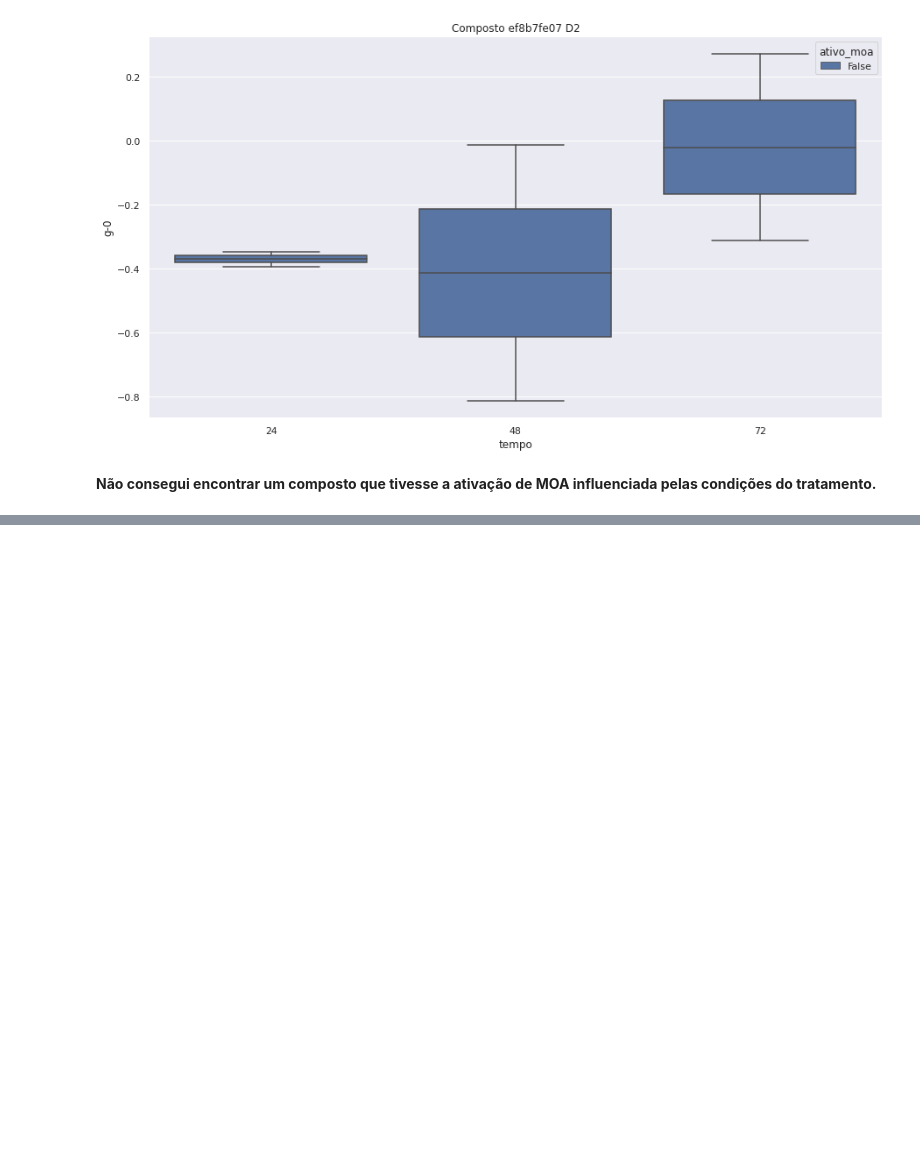
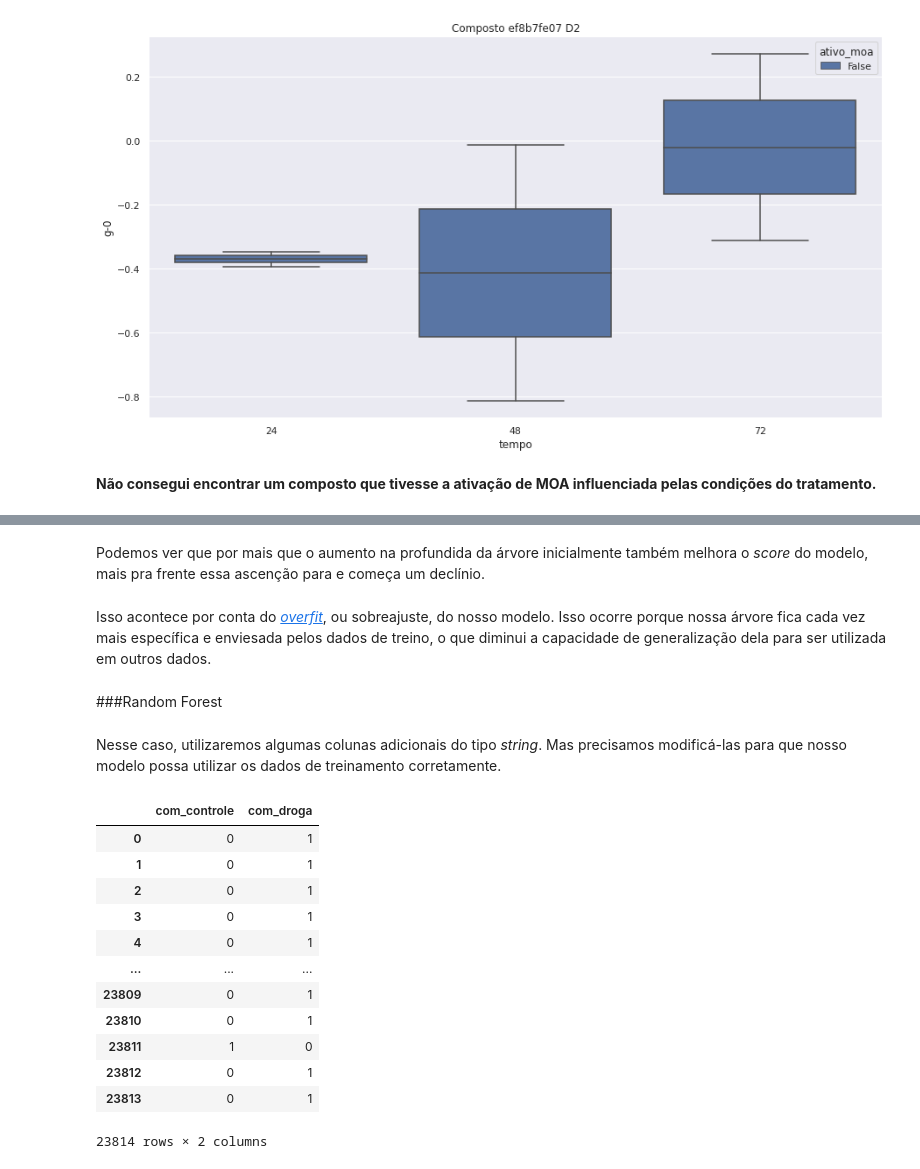
Before and after one commit to joaopasantos/imersao-dados3, a Jupyter notebook: imersaodados_03.ipynb, the cells around one changed output, grey strips where cells are left out. Drawn from its saved outputs; the diff is of its cells as text; code cells hidden in the pictures; blank space fills up the shorter version.

```diff
--- a/imersaodados_03.ipynb
+++ b/imersaodados_03.ipynb
@@ -1112,0 +1407,24 @@ with (sns.plotting_context(font_scale=1.25)): #Limitando a configuração a apen
+# %% [markdown]
+Podemos ver que por mais que o aumento na profundida da árvore inicialmente também melhora o *score* do modelo, mais pra frente essa ascenção para e começa um declínio.
+# %% [markdown]
+Isso acontece por conta do [*overfit*](https://pt.wikipedia.org/wiki/Sobreajuste), ou sobreajuste, do nosso modelo. Isso ocorre porque nossa árvore fica cada vez mais específica e enviesada pelos dados de treino, o que diminui a capacidade de generalização dela para ser utilizada em outros dados.
+# %% [markdown]
+###Random Forest
+# %% [markdown]
+Nesse caso, utilizaremos algumas colunas adicionais do tipo *string*. Mas precisamos modificá-las para que nosso modelo possa utilizar os dados de treinamento corretamente.
+# %%
+pd.get_dummies(dados_combinados['tratamento'])
+# %% [output]
+|  | com_controle | com_droga |
+| 0 | 0 | 1 |
+| 1 | 0 | 1 |
+| 2 | 0 | 1 |
+| 3 | 0 | 1 |
+| 4 | 0 | 1 |
+| ... | ... | ... |
+| 23809 | 0 | 1 |
+| 23810 | 0 | 1 |
+| 23811 | 1 | 0 |
+| 23812 | 0 | 1 |
+| 23813 | 0 | 1 |
+23814 rows × 2 columns
```
Also changed, not shown: parts of 61 cells of this notebook.
